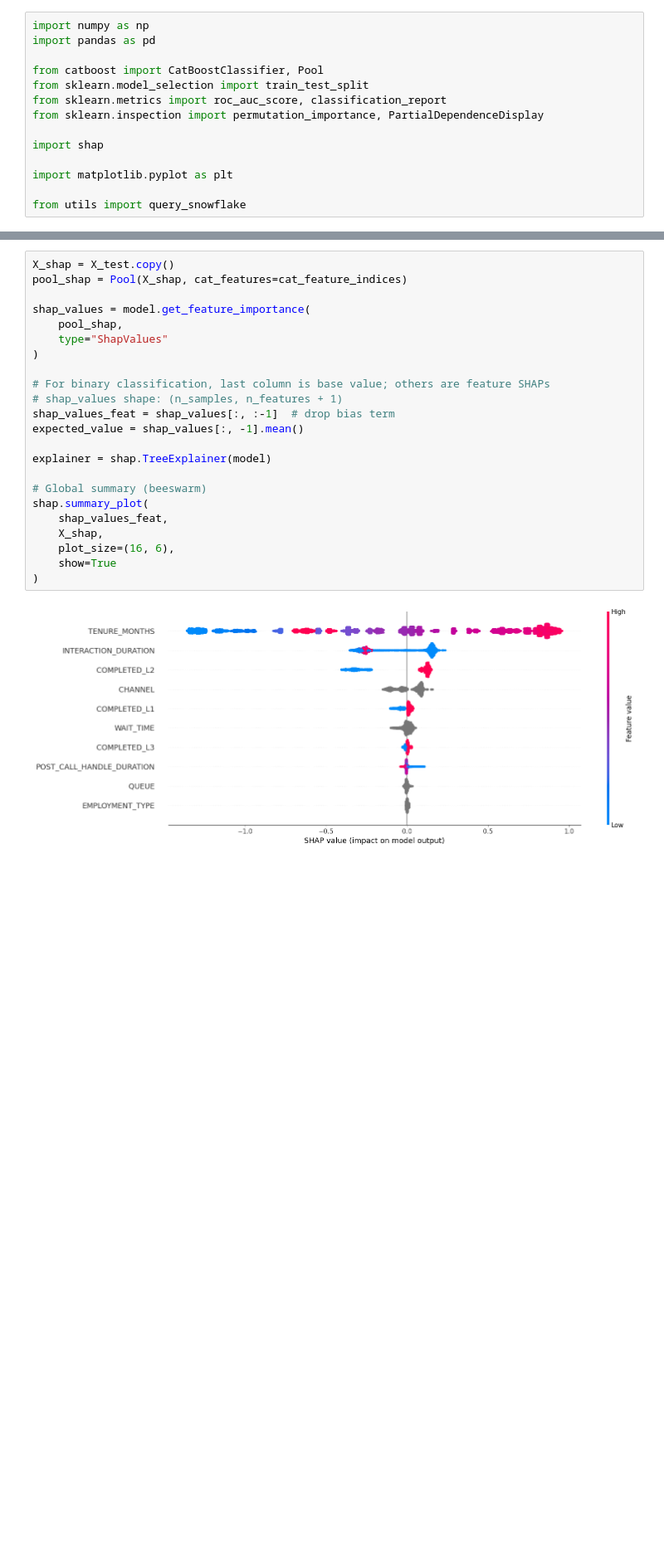
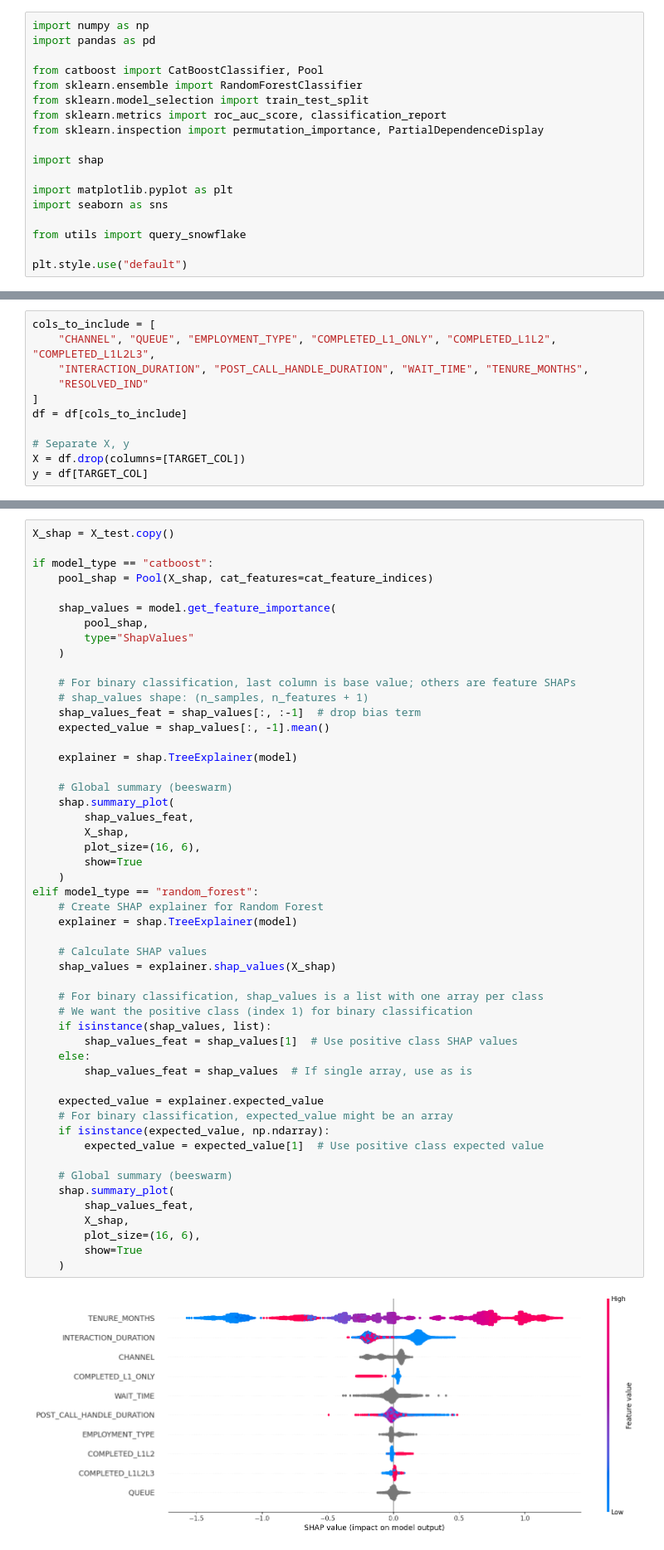
Before and after one commit to ongsterr/skylux-contact-centre-analysis, a Jupyter notebook: resolution_rate_analysis.ipynb, the cells around one changed output, grey strips where cells are left out. Shown at 83% size. Saved outputs shown, nothing was run; the diff lists cells and outputs as text; blank space fills up the shorter version.

```diff
--- a/resolution_rate_analysis.ipynb
+++ b/resolution_rate_analysis.ipynb
@@ -3,6 +3,7 @@ import numpy as np
 import pandas as pd
 
 from catboost import CatBoostClassifier, Pool
+from sklearn.ensemble import RandomForestClassifier
 from sklearn.model_selection import train_test_split
 from sklearn.metrics import roc_auc_score, classification_report
 from sklearn.inspection import permutation_importance, PartialDependenceDisplay
@@ -10,6 +11,9 @@ from sklearn.inspection import permutation_importance, PartialDependenceDisplay
 import shap
 
 import matplotlib.pyplot as plt
+import seaborn as sns
 
 from utils import query_snowflake
+
+plt.style.use("default")
 # %% [markdown]
@@ -26,0 +47,11 @@ This multi-method approach provides a stable driver identification even with mix
+# %%
+cols_to_include = [
+    "CHANNEL", "QUEUE", "EMPLOYMENT_TYPE", "COMPLETED_L1_ONLY", "COMPLETED_L1L2", "COMPLETED_L1L2L3",
+    "INTERACTION_DURATION", "POST_CALL_HANDLE_DURATION", "WAIT_TIME", "TENURE_MONTHS",
+    "RESOLVED_IND"
+]
+df = df[cols_to_include]
+
+# Separate X, y
+X = df.drop(columns=[TARGET_COL])
+y = df[TARGET_COL]
@@ -178,28 +484,56 @@ feat_imp_pi
 # %%
 X_shap = X_test.copy()
-pool_shap = Pool(X_shap, cat_features=cat_feature_indices)
 
-shap_values = model.get_feature_importance(
-    pool_shap,
-    type="ShapValues"
-)
+if model_type == "catboost":
+    pool_shap = Pool(X_shap, cat_features=cat_feature_indices)
 
-# For binary classification, last column is base value; others are feature SHAPs
-# shap_values shape: (n_samples, n_features + 1)
-shap_values_feat = shap_values[:, :-1]  # drop bias term
-expected_value = shap_values[:, -1].mean()
+    shap_values = model.get_feature_importance(
+        pool_shap,
+        type="ShapValues"
+    )
 
-explainer = shap.TreeExplainer(model)
+    # For binary classification, last column is base value; others are feature SHAPs
+    # shap_values shape: (n_samples, n_features + 1)
+    shap_values_feat = shap_values[:, :-1]  # drop bias term
+    expected_value = shap_values[:, -1].mean()
 
-# Global summary (beeswarm)
-shap.summary_plot(
-    shap_values_feat,
-    X_shap,
-    plot_size=(16, 6),
-    show=True
-)
+    explainer = shap.TreeExplainer(model)
+
+    # Global summary (beeswarm)
+    shap.summary_plot(
+        shap_values_feat,
+        X_shap,
+        plot_size=(16, 6),
+        show=True
+    )
+elif model_type == "random_forest":
+    # Create SHAP explainer for Random Forest
+    explainer = shap.TreeExplainer(model)
+
+    # Calculate SHAP values
+    shap_values = explainer.shap_values(X_shap)
+
+    # For binary classification, shap_values is a list with one array per class
+    # We want the positive class (index 1) for binary classification
+    if isinstance(shap_values, list):
+        shap_values_feat = shap_values[1]  # Use positive class SHAP values
+    else:
+        shap_values_feat = shap_values  # If single array, use as is
+
+    expected_value = explainer.expected_value
+    # For binary classification, expected_value might be an array
+    if isinstance(expected_value, np.ndarray):
+        expected_value = expected_value[1]  # Use positive class expected value
+
+    # Global summary (beeswarm)
+    shap.summary_plot(
+        shap_values_feat,
+        X_shap,
+        plot_size=(16, 6),
+        show=True
+    )
 # %% [output]
-[figure, old version]
+[figure, new version]
 # %%
 mean_abs_shap = np.abs(shap_values_feat).mean(axis=0)
 
```
Also changed, not shown: parts of 21 cells of this notebook, 1 other file.
